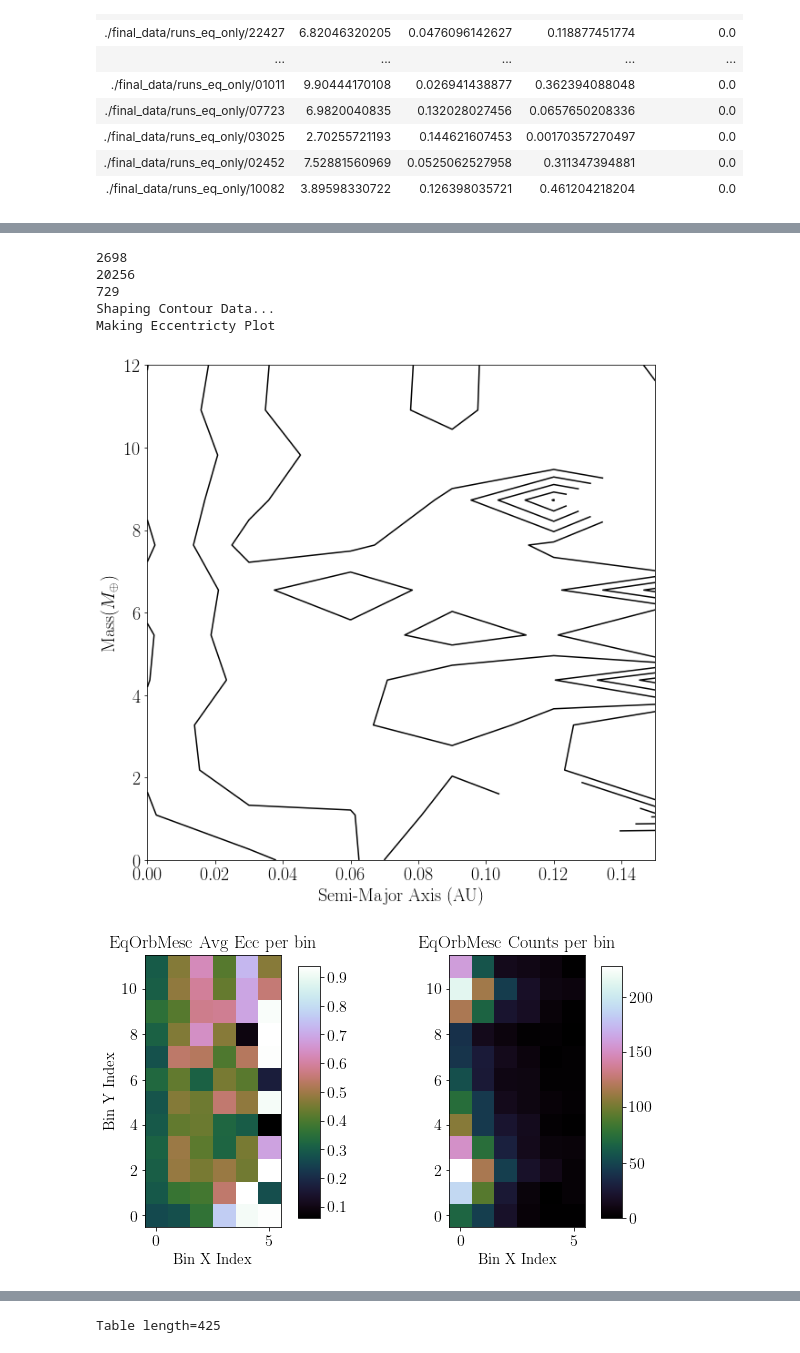
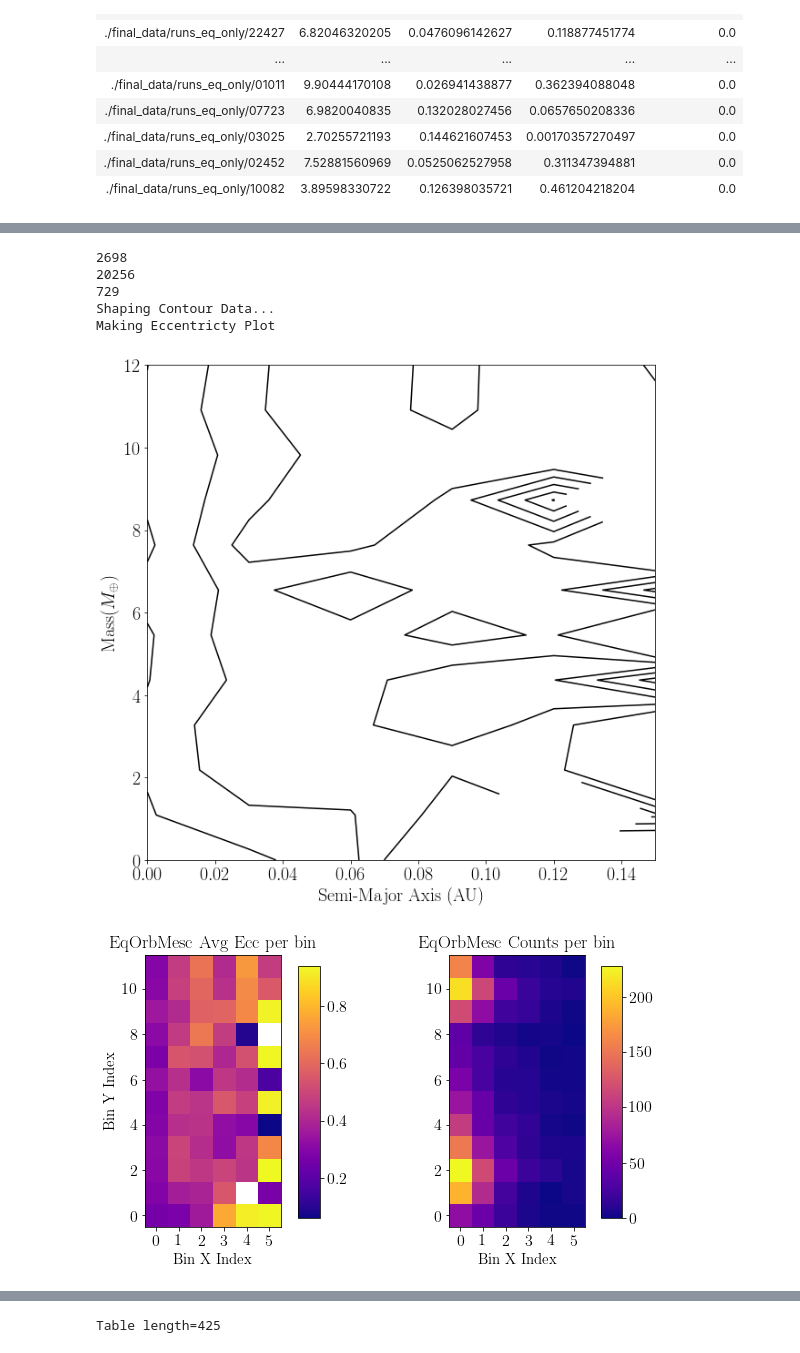
Before and after one commit to dm1681/MergingPerts, a Jupyter notebook: fig_gen.ipynb, the cells around one changed output, grey strips where cells are left out. Drawn from its saved outputs; the diff is of its cells as text; code cells hidden in the pictures.

```diff
--- a/fig_gen.ipynb
+++ b/fig_gen.ipynb
@@ -1074,26 +1056,26 @@ Table length=146
 # %%
 merged_data_eqorbmesc = final_data_eqorbmesc[np.where(final_data_eqorbmesc['bMerge_eqorbmesc'] == 1)]
 n_merged_eqorbmesc = len(merged_data_eqorbmesc)
 n_comp_eqorbmesc = len(final_data_eqorbmesc[np.where(final_data_eqorbmesc['bMerge_eqorbmesc'] != -9999)])
 n_incomp_eqorbmesc = len(final_data_eqorbmesc[np.where(final_data_eqorbmesc['bMerge_eqorbmesc'] == -9999)])
 print(n_merged_eqorbmesc)
 print(n_comp_eqorbmesc)
 print(n_incomp_eqorbmesc)
 x_data = merged_data_eqorbmesc['semi_b_0']
 y_data = merged_data_eqorbmesc['mass_b_0']
 z_data = merged_data_eqorbmesc['ecc_b_0']
 
 levels = [0.1,0.2,0.3,0.4,0.5]
 x_axis, y_axis, z_axis, z_meta_axis = make_contour(x_data, y_data, z_data, y_binwidth=1, ylim = (0,12),
              x_binwidth=0.025, xlim=(0,0.15), names='contour_EqOrbMesc',
              levels=levels,fontsize=20);
 
-make_contour_meta_plots(z_axis, z_meta_axis, 'EqOrbMesc')
+make_contour_meta_plots(z_axis, z_meta_axis, 'EqOrbMesc', cmap='plasma')
 # %% [output]
 2698
 20256
 729
 Shaping Contour Data...
 Making Eccentricty Plot
 [figure]
-[figure, old version]
+[figure, new version]
```
Also changed, not shown: parts of 25 cells of this notebook, 1 other file.
